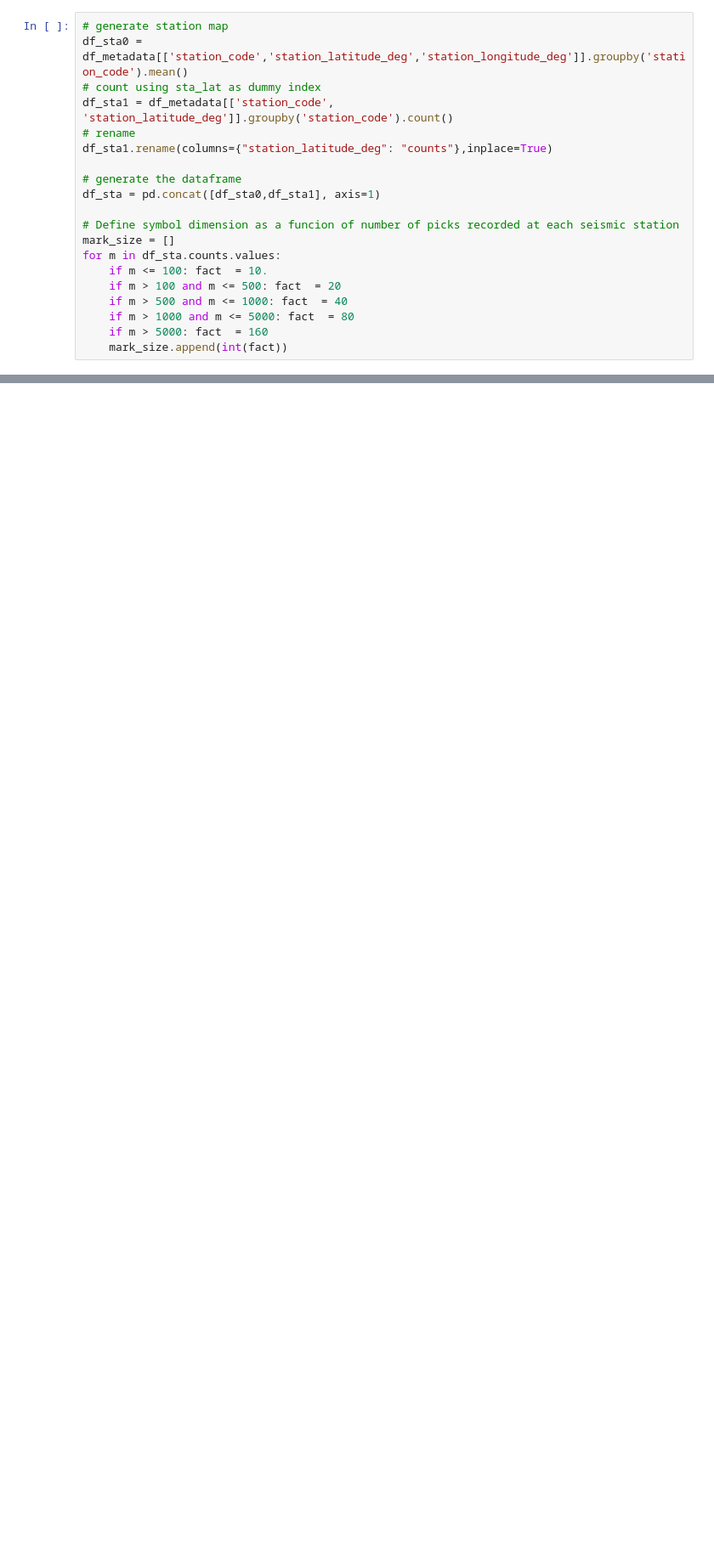
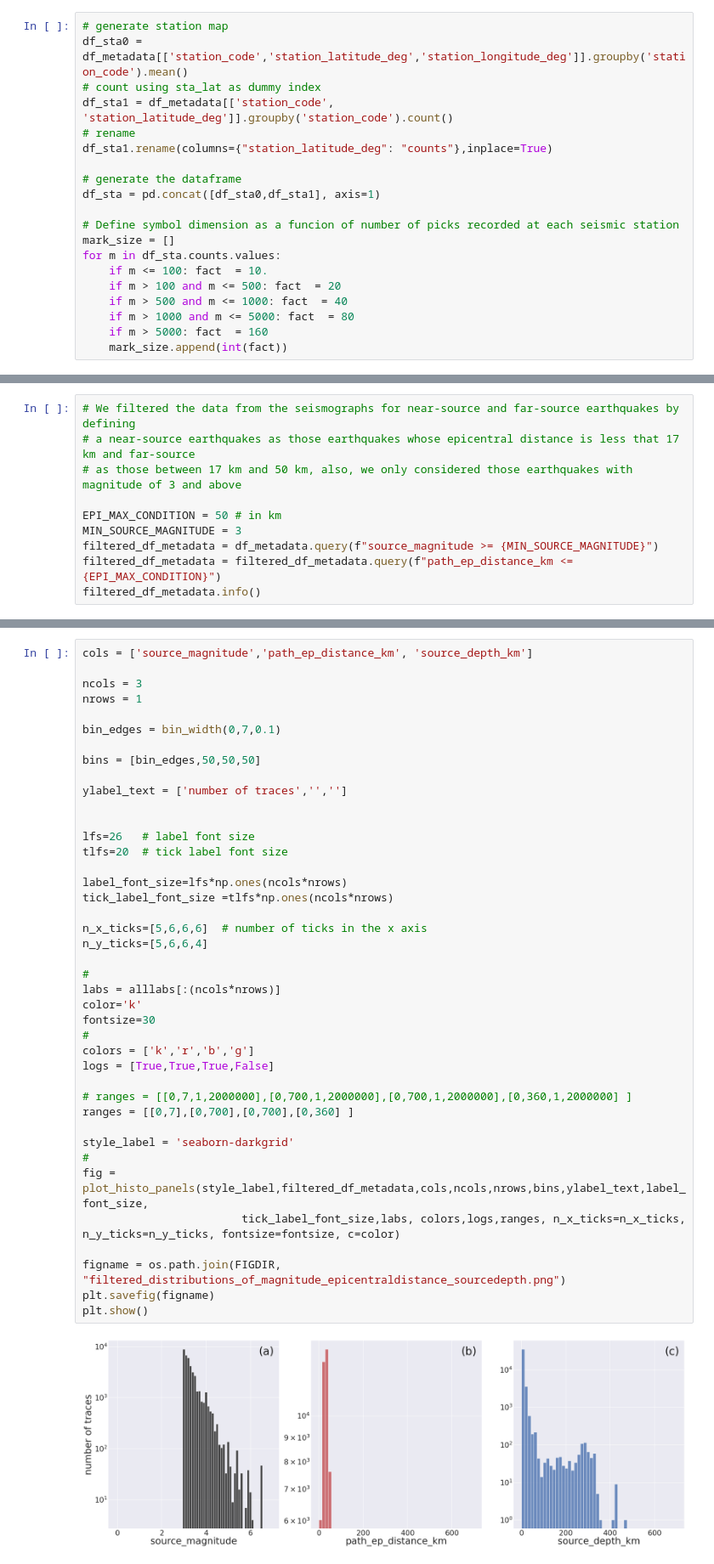
Before and after one commit to SaheedAde/earthquake_early_warning_system, a Jupyter notebook: ingv_plots.ipynb, the cells around one changed output, grey strips where cells are left out. Shown at 85% size. Saved outputs shown, nothing was run; the diff lists cells and outputs as text; blank space fills up the shorter version.

```diff
--- a/ingv_plots.ipynb
+++ b/ingv_plots.ipynb
@@ -414,0 +409,10 @@ plt.show()
+# %%
+# We filtered the data from the seismographs for near-source and far-source earthquakes by defining
+# a near-source earthquakes as those earthquakes whose epicentral distance is less that 17 km and far-source
+# as those between 17 km and 50 km, also, we only considered those earthquakes with magnitude of 3 and above
+
+EPI_MAX_CONDITION = 50 # in km
+MIN_SOURCE_MAGNITUDE = 3
+filtered_df_metadata = df_metadata.query(f"source_magnitude >= {MIN_SOURCE_MAGNITUDE}")
+filtered_df_metadata = filtered_df_metadata.query(f"path_ep_distance_km <= {EPI_MAX_CONDITION}")
+filtered_df_metadata.info()
@@ -414,0 +437,43 @@ plt.show()
+# %%
+cols = ['source_magnitude','path_ep_distance_km', 'source_depth_km']
+
+ncols = 3
+nrows = 1
+
+bin_edges = bin_width(0,7,0.1)
+
+bins = [bin_edges,50,50,50]
+
+ylabel_text = ['number of traces','','']
+
+
+lfs=26   # label font size
+tlfs=20  # tick label font size
+
+label_font_size=lfs*np.ones(ncols*nrows)
+tick_label_font_size =tlfs*np.ones(ncols*nrows)
+
+n_x_ticks=[5,6,6,6]  # number of ticks in the x axis
+n_y_ticks=[5,6,6,4]
+
+#
+labs = alllabs[:(ncols*nrows)]
+color='k'
+fontsize=30
+#
+colors = ['k','r','b','g']
+logs = [True,True,True,False]
+
+# ranges = [[0,7,1,2000000],[0,700,1,2000000],[0,700,1,2000000],[0,360,1,2000000] ]
+ranges = [[0,7],[0,700],[0,700],[0,360] ]
+
+style_label = 'seaborn-darkgrid'
+#
+fig = plot_histo_panels(style_label,filtered_df_metadata,cols,ncols,nrows,bins,ylabel_text,label_font_size,
+                        tick_label_font_size,labs, colors,logs,ranges, n_x_ticks=n_x_ticks, n_y_ticks=n_y_ticks, fontsize=fontsize, c=color)
+
+figname = os.path.join(FIGDIR, "filtered_distributions_of_magnitude_epicentraldistance_sourcedepth.png")
+plt.savefig(figname)
+plt.show()
+# %% [output]
+[figure, added]
```
Also changed, not shown: parts of 17 cells of this notebook, 15 other files.
